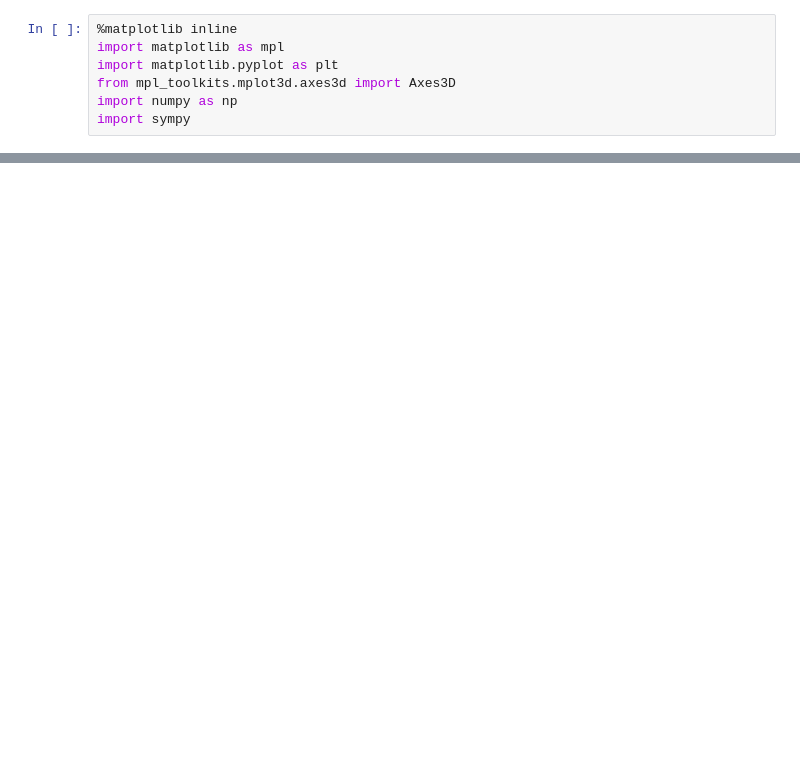
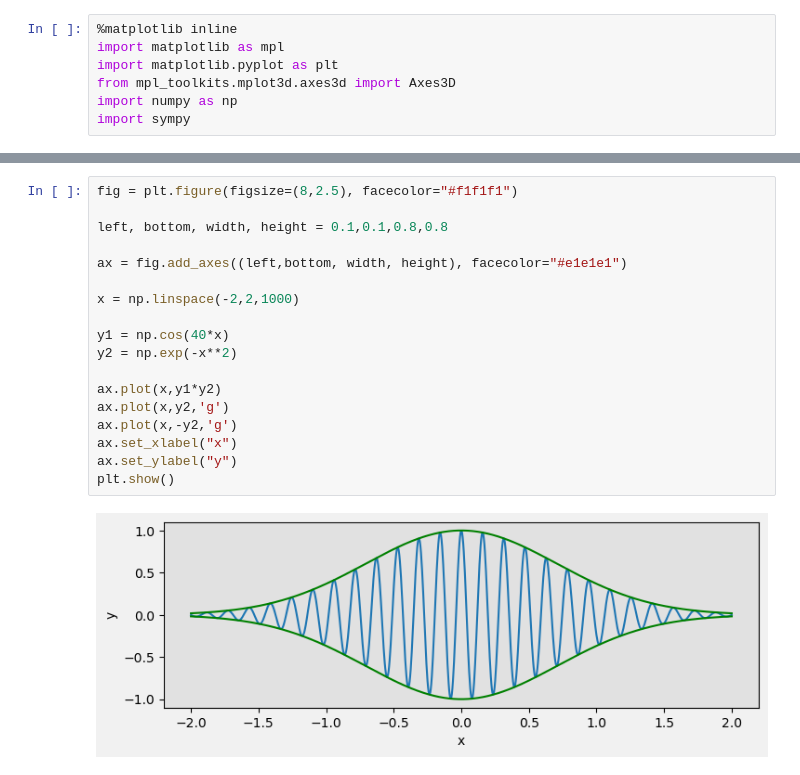
Before and after one commit to derekriceX/PythonEngSciComputing, a Jupyter notebook: C4 - Numerical Python - Plotting and Visualization.ipynb, the cells around one changed output, grey strips where cells are left out. Cells and saved outputs as stored; diff of their text form; blank space fills up the shorter version.

```diff
--- a/C4 - Numerical Python - Plotting and Visualization.ipynb
+++ b/C4 - Numerical Python - Plotting and Visualization.ipynb
@@ -7,0 +30,20 @@ import sympy
+# %%
+fig = plt.figure(figsize=(8,2.5), facecolor="#f1f1f1")
+
+left, bottom, width, height = 0.1,0.1,0.8,0.8
+
+ax = fig.add_axes((left,bottom, width, height), facecolor="#e1e1e1")
+
+x = np.linspace(-2,2,1000)
+
+y1 = np.cos(40*x)
+y2 = np.exp(-x**2)
+
+ax.plot(x,y1*y2)
+ax.plot(x,y2,'g')
+ax.plot(x,-y2,'g')
+ax.set_xlabel("x")
+ax.set_ylabel("y")
+plt.show()
+# %% [output]
+[figure, added]
```
Also changed, not shown: parts of 5 cells of this notebook.
